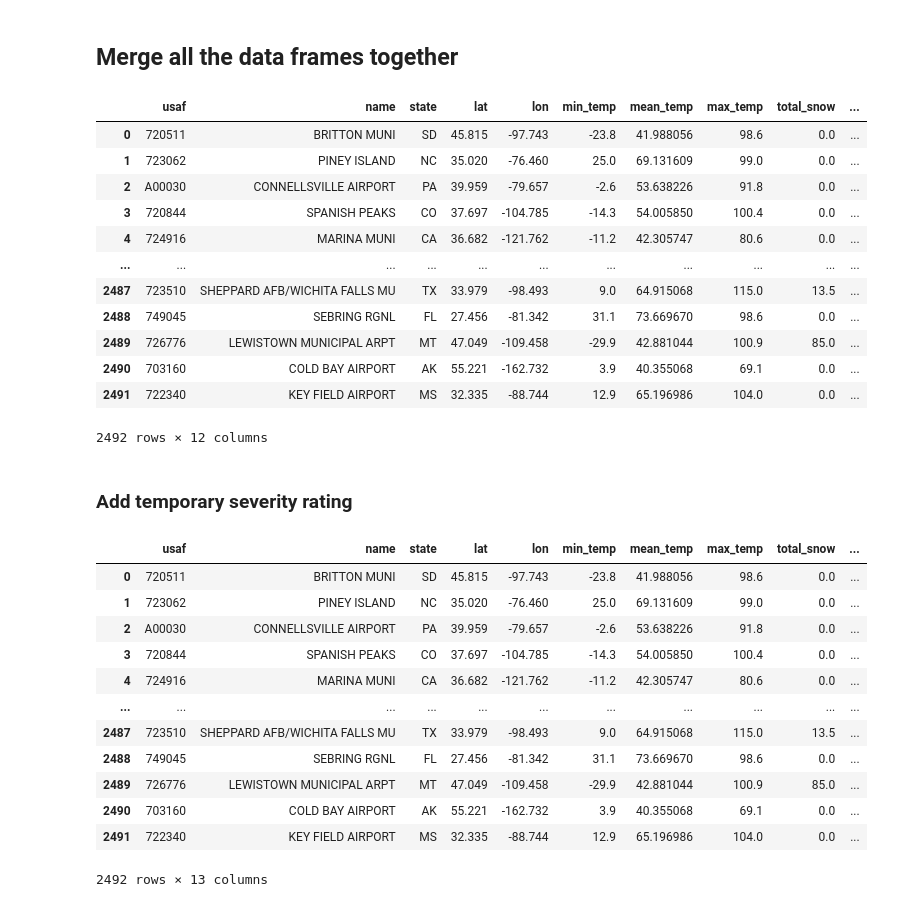
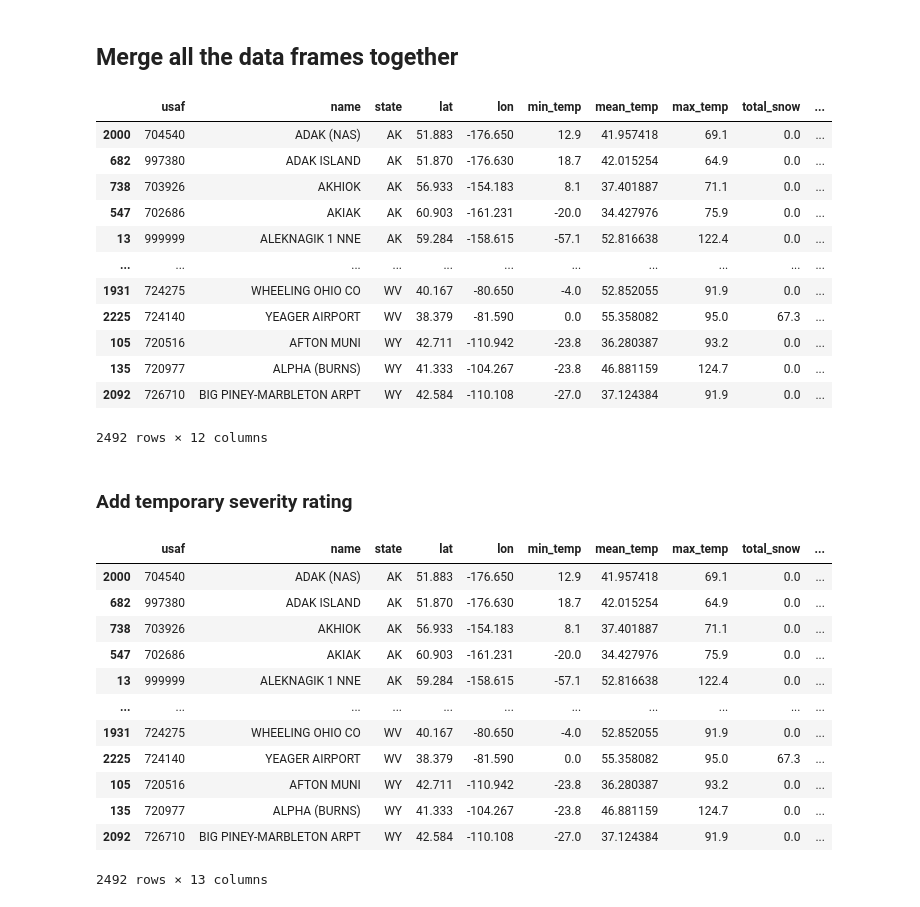
Before and after one commit to TechMax14/Project-3, a Jupyter notebook: prototypes/station_only.ipynb, the cells around one changed output. Saved outputs shown, nothing was run; the diff lists cells and outputs as text; code cells hidden in the pictures.

Commit message:
adding working top 10 and table

```diff
--- a/prototypes/station_only.ipynb
+++ b/prototypes/station_only.ipynb
@@ -270,40 +270,43 @@ station_hail_count.head()
 # %%
 station_temp_merge = pd.merge(stations_data_df, station_temp_df, how ="inner", on = "usaf")
 
 st_temp_snow_merge = pd.merge(station_temp_merge, station_snow_df, how ="outer", on = "usaf")
 
 st_temp_snow_prcp = pd.merge(st_temp_snow_merge, station_prcp_df, how ="outer", on = "usaf")
 
 station_stats_torn = pd.merge(st_temp_snow_prcp, station_tornado_count, how ="outer", on = "usaf")
 
 station_all = pd.merge(station_stats_torn, station_hail_count, how ="outer", on = "usaf")
 
 # Looking at the csv file, the total snow = 0 brought in a 0 where temperatures and hail are NaN
 # Removing those rows
 station_all = station_all.dropna(subset=["min_temp", "mean_temp", "max_temp"])
 
 # Convert the remaining NaN to zero
 station_all = station_all.fillna(0)
 
+# Sort by states and name for easy dropdown menu population
+station_all = station_all.sort_values(by=["state", "name"], ascending = [True, True])
+
 # # and export
 # station_all.to_json("GEOJSON_data/stations_all.json", orient="records")
 # station_all.to_csv("GEOJSON_data/stations_all.csv")
 # station_all.to_json("GEOJSON_data/stations_all.js", orient="records")
 
 station_all.head(-30)
 # %% [output]
 |  | usaf | name | state | lat | lon | min_temp | mean_temp | max_temp | total_snow | ... |
-| 0 | 720511 | BRITTON MUNI | SD | 45.815 | -97.743 | -23.8 | 41.988056 | 98.6 | 0.0 | ... |
-| 1 | 723062 | PINEY ISLAND | NC | 35.020 | -76.460 | 25.0 | 69.131609 | 99.0 | 0.0 | ... |
-| 2 | A00030 | CONNELLSVILLE AIRPORT | PA | 39.959 | -79.657 | -2.6 | 53.638226 | 91.8 | 0.0 | ... |
-| 3 | 720844 | SPANISH PEAKS | CO | 37.697 | -104.785 | -14.3 | 54.005850 | 100.4 | 0.0 | ... |
-| 4 | 724916 | MARINA MUNI | CA | 36.682 | -121.762 | -11.2 | 42.305747 | 80.6 | 0.0 | ... |
+| 2000 | 704540 | ADAK (NAS) | AK | 51.883 | -176.650 | 12.9 | 41.957418 | 69.1 | 0.0 | ... |
+| 682 | 997380 | ADAK ISLAND | AK | 51.870 | -176.630 | 18.7 | 42.015254 | 64.9 | 0.0 | ... |
+| 738 | 703926 | AKHIOK | AK | 56.933 | -154.183 | 8.1 | 37.401887 | 71.1 | 0.0 | ... |
+| 547 | 702686 | AKIAK | AK | 60.903 | -161.231 | -20.0 | 34.427976 | 75.9 | 0.0 | ... |
+| 13 | 999999 | ALEKNAGIK 1 NNE | AK | 59.284 | -158.615 | -57.1 | 52.816638 | 122.4 | 0.0 | ... |
 | ... | ... | ... | ... | ... | ... | ... | ... | ... | ... | ... |
-| 2487 | 723510 | SHEPPARD AFB/WICHITA FALLS MU | TX | 33.979 | -98.493 | 9.0 | 64.915068 | 115.0 | 13.5 | ... |
-| 2488 | 749045 | SEBRING RGNL | FL | 27.456 | -81.342 | 31.1 | 73.669670 | 98.6 | 0.0 | ... |
-| 2489 | 726776 | LEWISTOWN MUNICIPAL ARPT | MT | 47.049 | -109.458 | -29.9 | 42.881044 | 100.9 | 85.0 | ... |
-| 2490 | 703160 | COLD BAY AIRPORT | AK | 55.221 | -162.732 | 3.9 | 40.355068 | 69.1 | 0.0 | ... |
-| 2491 | 722340 | KEY FIELD AIRPORT | MS | 32.335 | -88.744 | 12.9 | 65.196986 | 104.0 | 0.0 | ... |
+| 1931 | 724275 | WHEELING OHIO CO | WV | 40.167 | -80.650 | -4.0 | 52.852055 | 91.9 | 0.0 | ... |
+| 2225 | 724140 | YEAGER AIRPORT | WV | 38.379 | -81.590 | 0.0 | 55.358082 | 95.0 | 67.3 | ... |
+| 105 | 720516 | AFTON MUNI | WY | 42.711 | -110.942 | -23.8 | 36.280387 | 93.2 | 0.0 | ... |
+| 135 | 720977 | ALPHA (BURNS) | WY | 41.333 | -104.267 | -23.8 | 46.881159 | 124.7 | 0.0 | ... |
+| 2092 | 726710 | BIG PINEY-MARBLETON ARPT | WY | 42.584 | -110.108 | -27.0 | 37.124384 | 91.9 | 0.0 | ... |
 2492 rows × 12 columns
 # %% [markdown]
 ### Add temporary severity rating ###
@@ -318,15 +321,15 @@ station_all.to_json("GEOJSON_data/stations_all.js", orient="records")
 station_all.head(-30)
 # %% [output]
 |  | usaf | name | state | lat | lon | min_temp | mean_temp | max_temp | total_snow | ... |
-| 0 | 720511 | BRITTON MUNI | SD | 45.815 | -97.743 | -23.8 | 41.988056 | 98.6 | 0.0 | ... |
-| 1 | 723062 | PINEY ISLAND | NC | 35.020 | -76.460 | 25.0 | 69.131609 | 99.0 | 0.0 | ... |
-| 2 | A00030 | CONNELLSVILLE AIRPORT | PA | 39.959 | -79.657 | -2.6 | 53.638226 | 91.8 | 0.0 | ... |
-| 3 | 720844 | SPANISH PEAKS | CO | 37.697 | -104.785 | -14.3 | 54.005850 | 100.4 | 0.0 | ... |
-| 4 | 724916 | MARINA MUNI | CA | 36.682 | -121.762 | -11.2 | 42.305747 | 80.6 | 0.0 | ... |
+| 2000 | 704540 | ADAK (NAS) | AK | 51.883 | -176.650 | 12.9 | 41.957418 | 69.1 | 0.0 | ... |
+| 682 | 997380 | ADAK ISLAND | AK | 51.870 | -176.630 | 18.7 | 42.015254 | 64.9 | 0.0 | ... |
+| 738 | 703926 | AKHIOK | AK | 56.933 | -154.183 | 8.1 | 37.401887 | 71.1 | 0.0 | ... |
+| 547 | 702686 | AKIAK | AK | 60.903 | -161.231 | -20.0 | 34.427976 | 75.9 | 0.0 | ... |
+| 13 | 999999 | ALEKNAGIK 1 NNE | AK | 59.284 | -158.615 | -57.1 | 52.816638 | 122.4 | 0.0 | ... |
 | ... | ... | ... | ... | ... | ... | ... | ... | ... | ... | ... |
-| 2487 | 723510 | SHEPPARD AFB/WICHITA FALLS MU | TX | 33.979 | -98.493 | 9.0 | 64.915068 | 115.0 | 13.5 | ... |
-| 2488 | 749045 | SEBRING RGNL | FL | 27.456 | -81.342 | 31.1 | 73.669670 | 98.6 | 0.0 | ... |
-| 2489 | 726776 | LEWISTOWN MUNICIPAL ARPT | MT | 47.049 | -109.458 | -29.9 | 42.881044 | 100.9 | 85.0 | ... |
-| 2490 | 703160 | COLD BAY AIRPORT | AK | 55.221 | -162.732 | 3.9 | 40.355068 | 69.1 | 0.0 | ... |
-| 2491 | 722340 | KEY FIELD AIRPORT | MS | 32.335 | -88.744 | 12.9 | 65.196986 | 104.0 | 0.0 | ... |
+| 1931 | 724275 | WHEELING OHIO CO | WV | 40.167 | -80.650 | -4.0 | 52.852055 | 91.9 | 0.0 | ... |
+| 2225 | 724140 | YEAGER AIRPORT | WV | 38.379 | -81.590 | 0.0 | 55.358082 | 95.0 | 67.3 | ... |
+| 105 | 720516 | AFTON MUNI | WY | 42.711 | -110.942 | -23.8 | 36.280387 | 93.2 | 0.0 | ... |
+| 135 | 720977 | ALPHA (BURNS) | WY | 41.333 | -104.267 | -23.8 | 46.881159 | 124.7 | 0.0 | ... |
+| 2092 | 726710 | BIG PINEY-MARBLETON ARPT | WY | 42.584 | -110.108 | -27.0 | 37.124384 | 91.9 | 0.0 | ... |
 2492 rows × 13 columns
```
Also changed, not shown: parts of 4 cells of this notebook, 9 other files.
